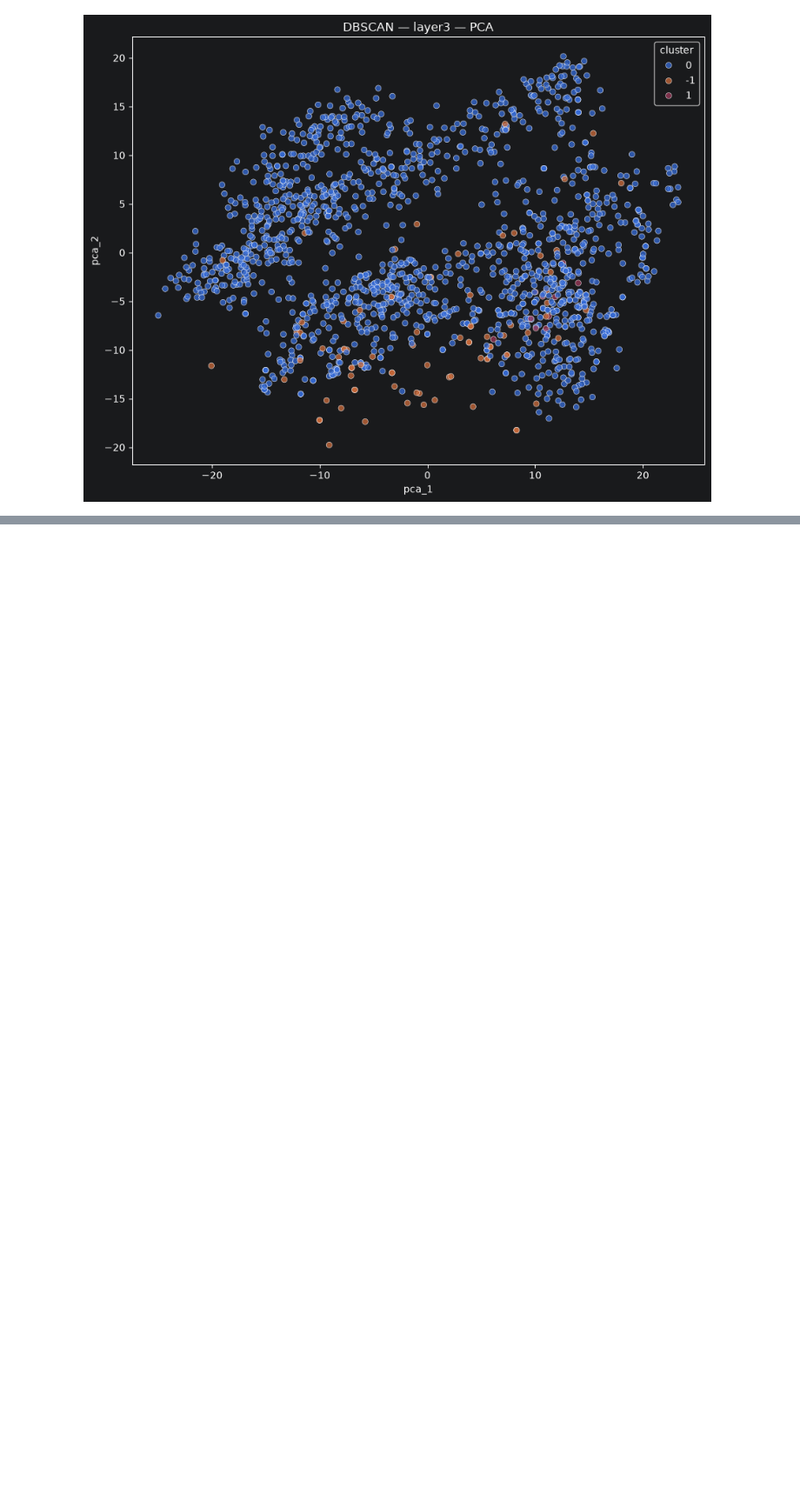
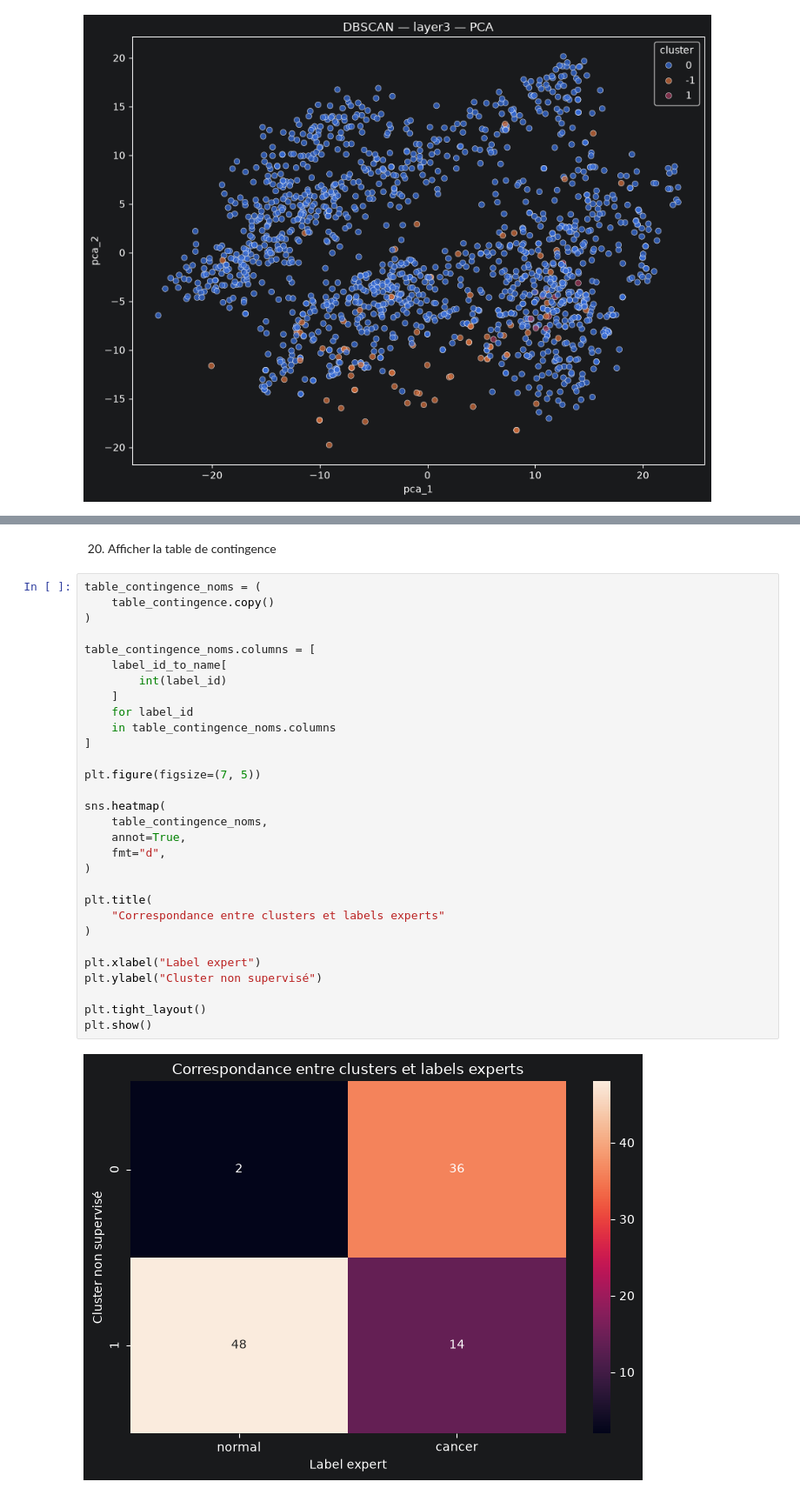
Before and after one commit to VincentDesmouceaux/BrainScanAI, a Jupyter notebook: notebooks/03_analyse_non_supervisee_clustering.ipynb, the cells around one changed output, grey strips where cells are left out. Shown at 87% size. Cells and saved outputs as stored; diff of their text form; blank space fills up the shorter version.

```diff
--- a/notebooks/03_analyse_non_supervisee_clustering.ipynb
+++ b/notebooks/03_analyse_non_supervisee_clustering.ipynb
@@ -973,0 +1207,34 @@ for cle in predictions:
+# %% [markdown]
+20. Afficher la table de contingence
+# %%
+table_contingence_noms = (
+    table_contingence.copy()
+)
+
+table_contingence_noms.columns = [
+    label_id_to_name[
+        int(label_id)
+    ]
+    for label_id
+    in table_contingence_noms.columns
+]
+
+plt.figure(figsize=(7, 5))
+
+sns.heatmap(
+    table_contingence_noms,
+    annot=True,
+    fmt="d",
+)
+
+plt.title(
+    "Correspondance entre clusters et labels experts"
+)
+
+plt.xlabel("Label expert")
+plt.ylabel("Cluster non supervisé")
+
+plt.tight_layout()
+plt.show()
+# %% [output]
+[figure, added]
```
Also changed, not shown: parts of 29 cells of this notebook, 2 other files.
